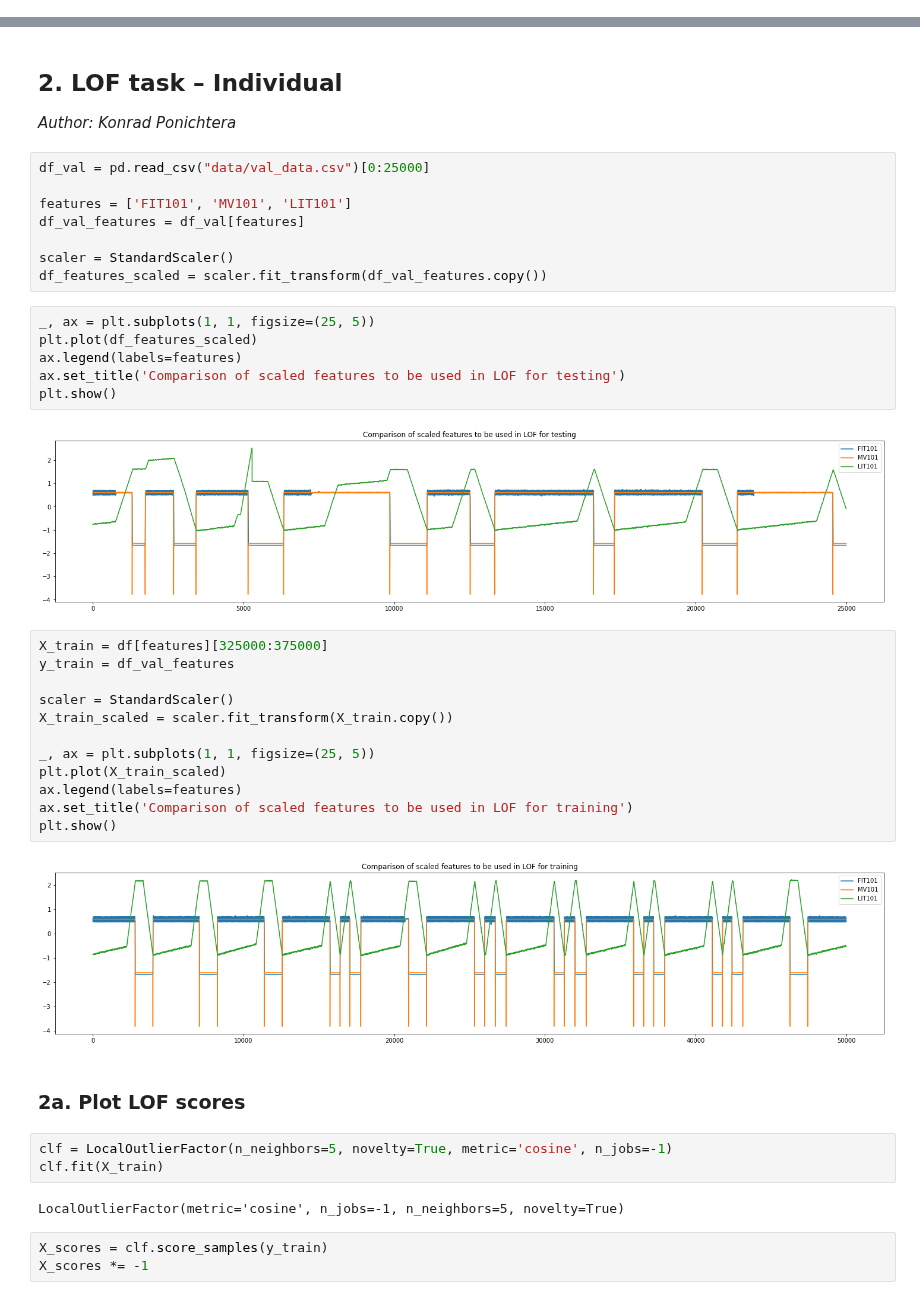
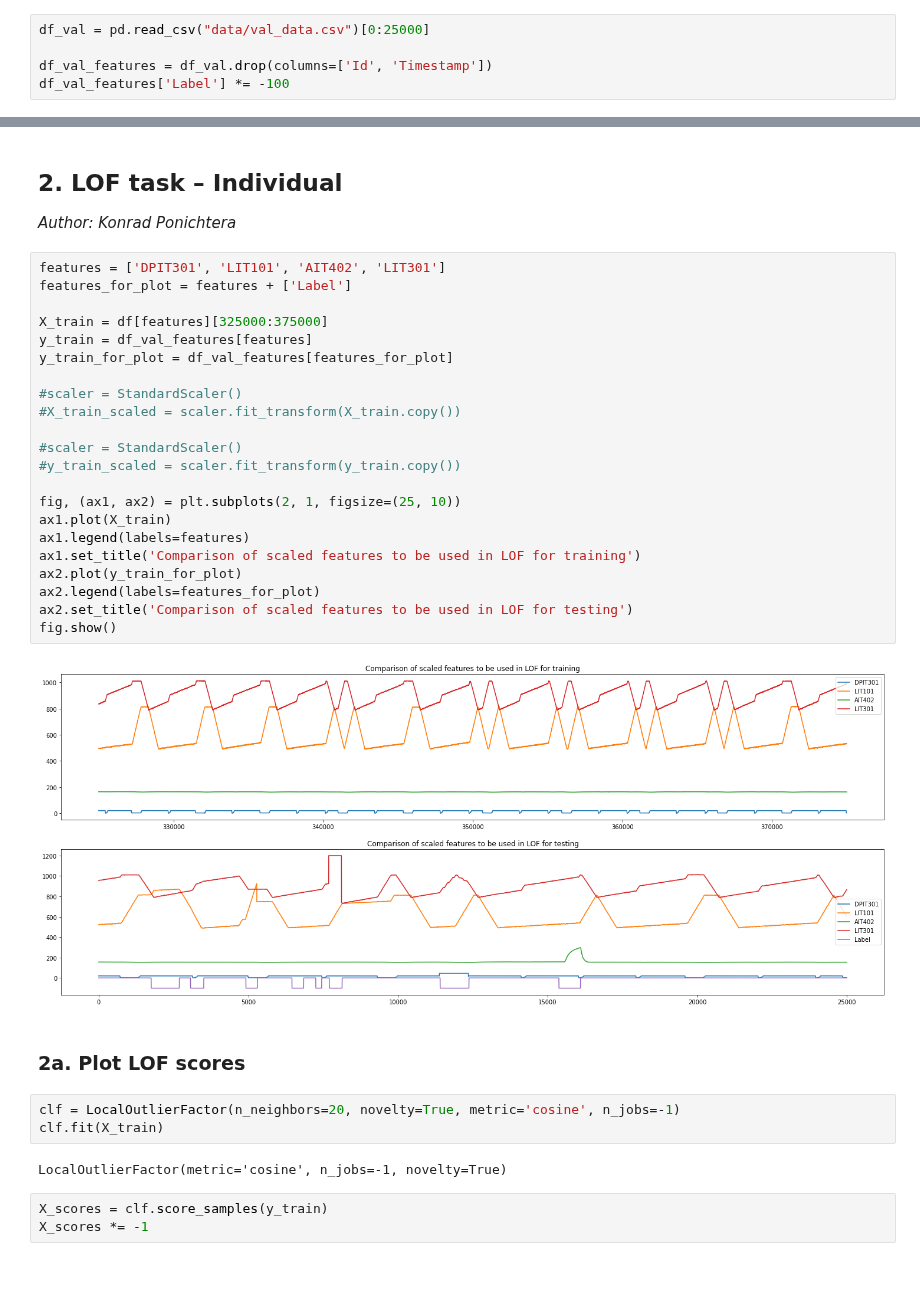
Before and after one commit to kponichtera/cs4035-cda, a Jupyter notebook: lab2/Lab2.ipynb, the cells around one changed output, grey strips where cells are left out. Drawn from its saved outputs; the diff is of its cells as text; blank space fills up the shorter version.

```diff
--- a/lab2/Lab2.ipynb
+++ b/lab2/Lab2.ipynb
@@ -97,0 +100,5 @@ plt.show()
+# %%
+df_val = pd.read_csv("data/val_data.csv")[0:25000]
+
+df_val_features = df_val.drop(columns=['Id', 'Timestamp'])
+df_val_features['Label'] *= -100
@@ -117,43 +132,37 @@ For this reason it might be beneficial to prune the first 40000 entries before t
 ## 2. LOF task – Individual
 
 *Author: Konrad Ponichtera*
-# %%
-df_val = pd.read_csv("data/val_data.csv")[0:25000]
-
-features = ['FIT101', 'MV101', 'LIT101']
-df_val_features = df_val[features]
-
-scaler = StandardScaler()
-df_features_scaled = scaler.fit_transform(df_val_features.copy())
-# %%
-_, ax = plt.subplots(1, 1, figsize=(25, 5))
-plt.plot(df_features_scaled)
-ax.legend(labels=features)
-ax.set_title('Comparison of scaled features to be used in LOF for testing')
-plt.show()
-# %% [output]
-[figure, removed]
 # %%
+features = ['DPIT301', 'LIT101', 'AIT402', 'LIT301']
+features_for_plot = features + ['Label']
+
 X_train = df[features][325000:375000]
-y_train = df_val_features
+y_train = df_val_features[features]
+y_train_for_plot = df_val_features[features_for_plot]
 
-scaler = StandardScaler()
-X_train_scaled = scaler.fit_transform(X_train.copy())
+#scaler = StandardScaler()
+#X_train_scaled = scaler.fit_transform(X_train.copy())
 
-_, ax = plt.subplots(1, 1, figsize=(25, 5))
-plt.plot(X_train_scaled)
-ax.legend(labels=features)
-ax.set_title('Comparison of scaled features to be used in LOF for training')
-plt.show()
+#scaler = StandardScaler()
+#y_train_scaled = scaler.fit_transform(y_train.copy())
+
+fig, (ax1, ax2) = plt.subplots(2, 1, figsize=(25, 10))
+ax1.plot(X_train)
+ax1.legend(labels=features)
+ax1.set_title('Comparison of scaled features to be used in LOF for training')
+ax2.plot(y_train_for_plot)
+ax2.legend(labels=features_for_plot)
+ax2.set_title('Comparison of scaled features to be used in LOF for testing')
+fig.show()
 # %% [output]
-[figure, old version]
+[figure, new version]
 # %% [markdown]
 ### 2a. Plot LOF scores
 # %%
-clf = LocalOutlierFactor(n_neighbors=5, novelty=True, metric='cosine', n_jobs=-1)
+clf = LocalOutlierFactor(n_neighbors=20, novelty=True, metric='cosine', n_jobs=-1)
 clf.fit(X_train)
 # %% [output]
-LocalOutlierFactor(metric='cosine', n_jobs=-1, n_neighbors=5, novelty=True)
+LocalOutlierFactor(metric='cosine', n_jobs=-1, novelty=True)
 # %%
 X_scores = clf.score_samples(y_train)
 X_scores *= -1
```
Also changed, not shown: parts of 3 cells of this notebook, 1 other file.
